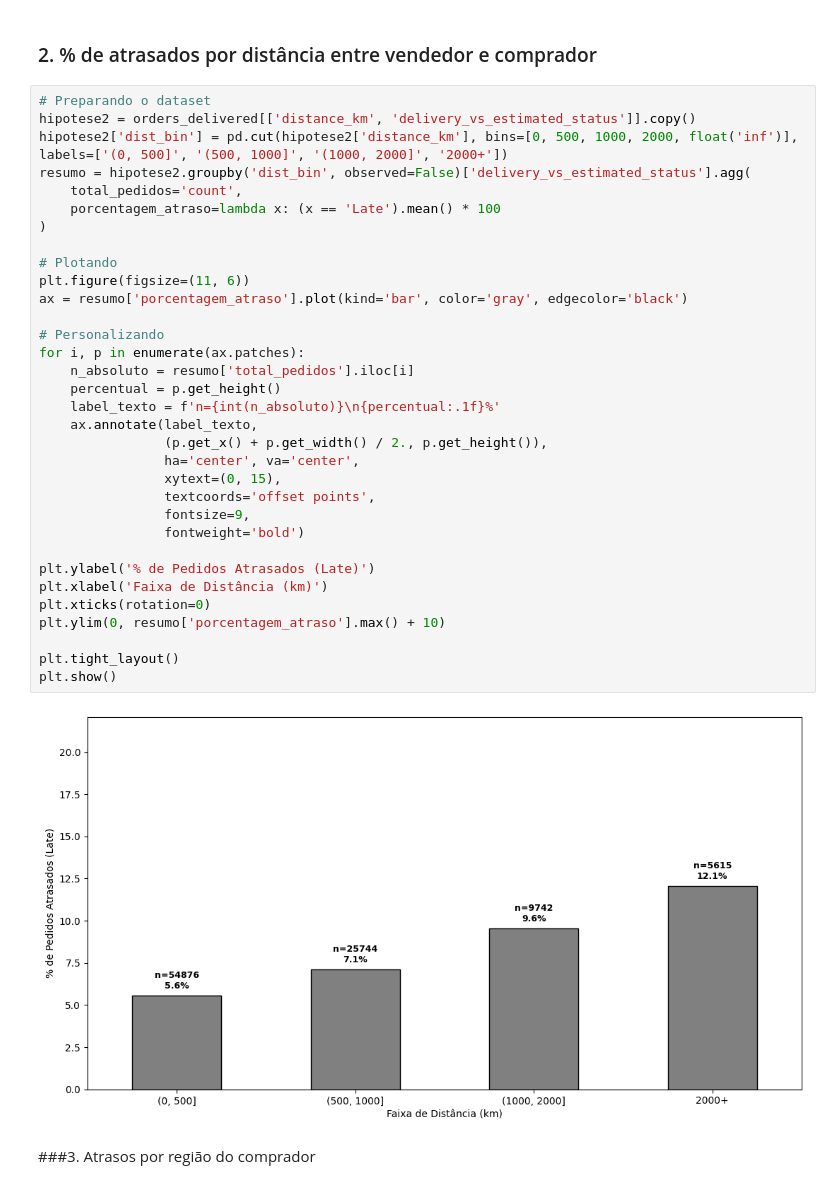
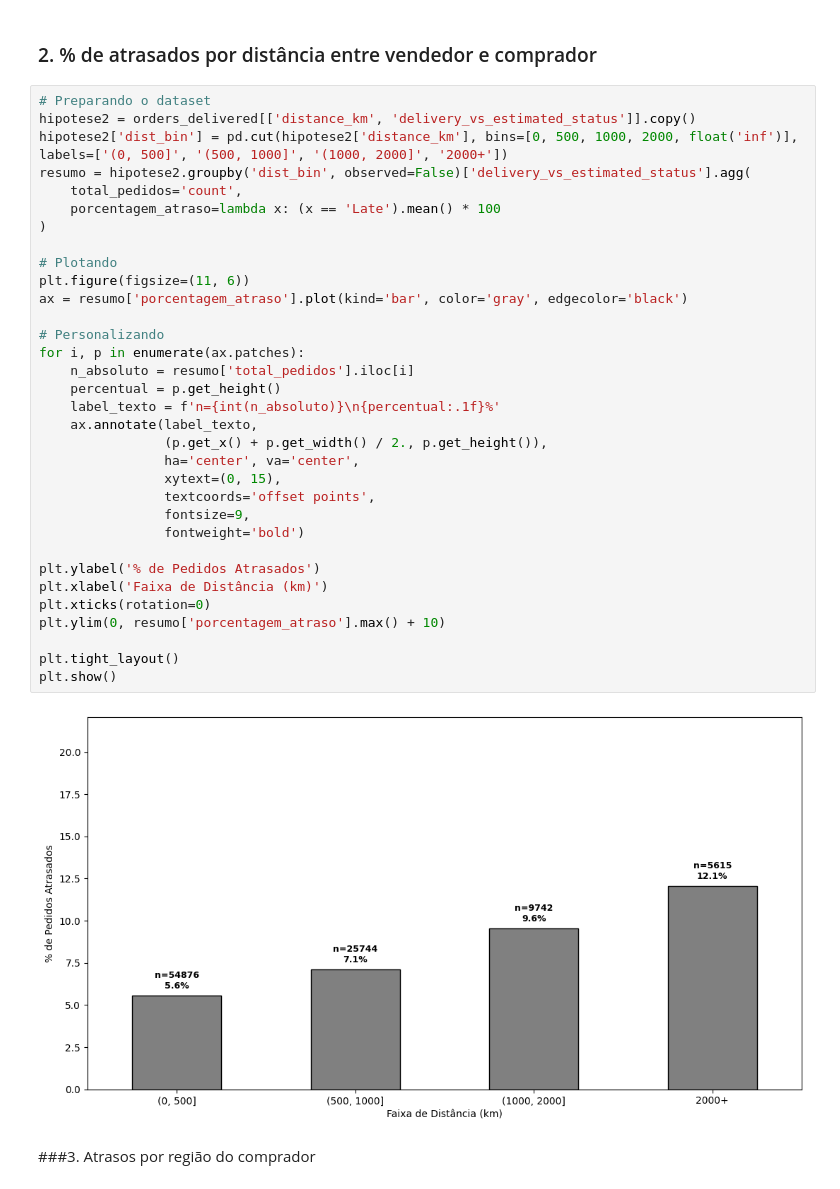
Before and after one commit to LaylaVenancio/olist-logistic-impact-analysis, a Jupyter notebook: de_Tech_Challenge_Final.ipynb, the cells around one changed output. Saved outputs shown, nothing was run; the diff lists cells and outputs as text.

```diff
--- a/de_Tech_Challenge_Final.ipynb
+++ b/de_Tech_Challenge_Final.ipynb
@@ -680,35 +680,35 @@ hipotese2 = orders_delivered[['distance_km', 'delivery_vs_estimated_status']].co
 hipotese2['dist_bin'] = pd.cut(hipotese2['distance_km'], bins=[0, 500, 1000, 2000, float('inf')], labels=['(0, 500]', '(500, 1000]', '(1000, 2000]', '2000+'])
 resumo = hipotese2.groupby('dist_bin', observed=False)['delivery_vs_estimated_status'].agg(
     total_pedidos='count',
     porcentagem_atraso=lambda x: (x == 'Late').mean() * 100
 )
 
 # Plotando
 plt.figure(figsize=(11, 6))
 ax = resumo['porcentagem_atraso'].plot(kind='bar', color='gray', edgecolor='black')
 
 # Personalizando
 for i, p in enumerate(ax.patches):
     n_absoluto = resumo['total_pedidos'].iloc[i]
     percentual = p.get_height()
     label_texto = f'n={int(n_absoluto)}\n{percentual:.1f}%'
     ax.annotate(label_texto,
                 (p.get_x() + p.get_width() / 2., p.get_height()),
                 ha='center', va='center',
                 xytext=(0, 15),
                 textcoords='offset points',
                 fontsize=9,
                 fontweight='bold')
 
-plt.ylabel('% de Pedidos Atrasados (Late)')
+plt.ylabel('% de Pedidos Atrasados')
 plt.xlabel('Faixa de Distância (km)')
 plt.xticks(rotation=0)
 plt.ylim(0, resumo['porcentagem_atraso'].max() + 10)
 
 plt.tight_layout()
 plt.show()
 # %% [output]
-[figure, old version]
+[figure, new version]
 # %% [markdown]
 ###3. Atrasos por região do comprador
 # %%
```
Also changed, not shown: parts of 4 cells of this notebook.
